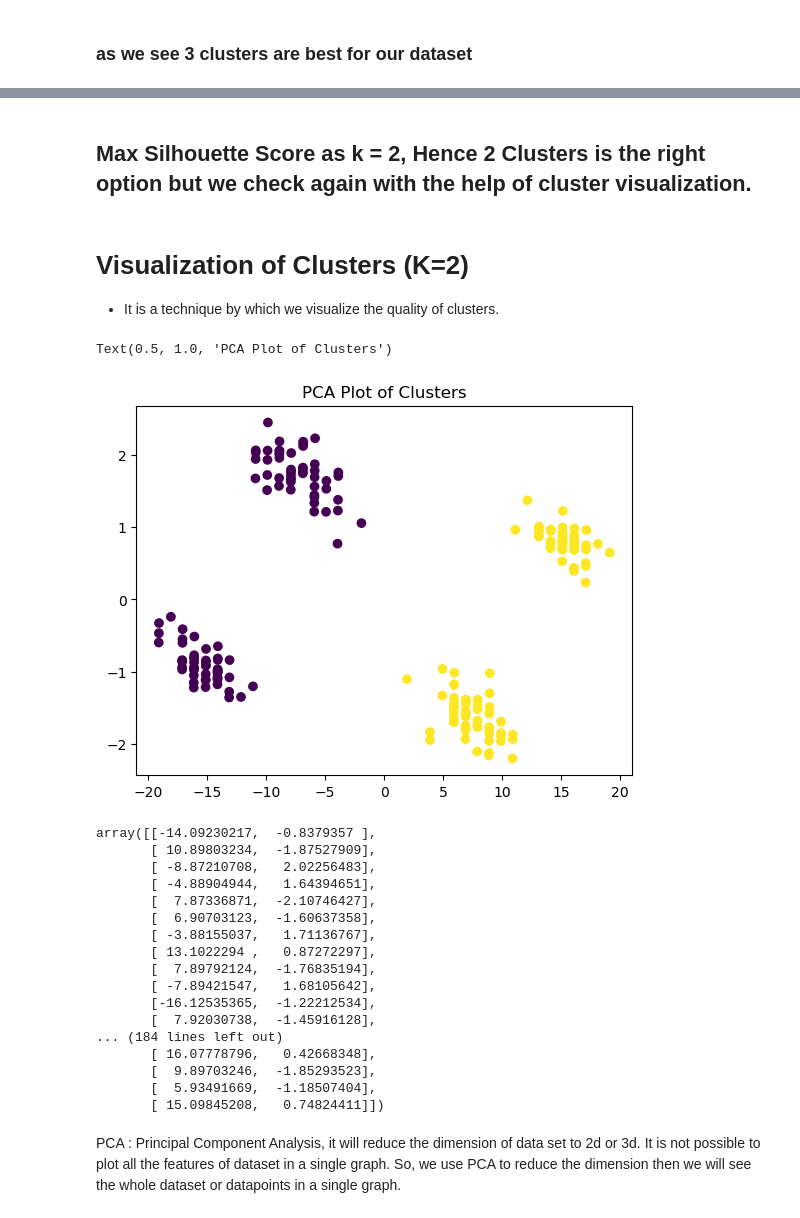
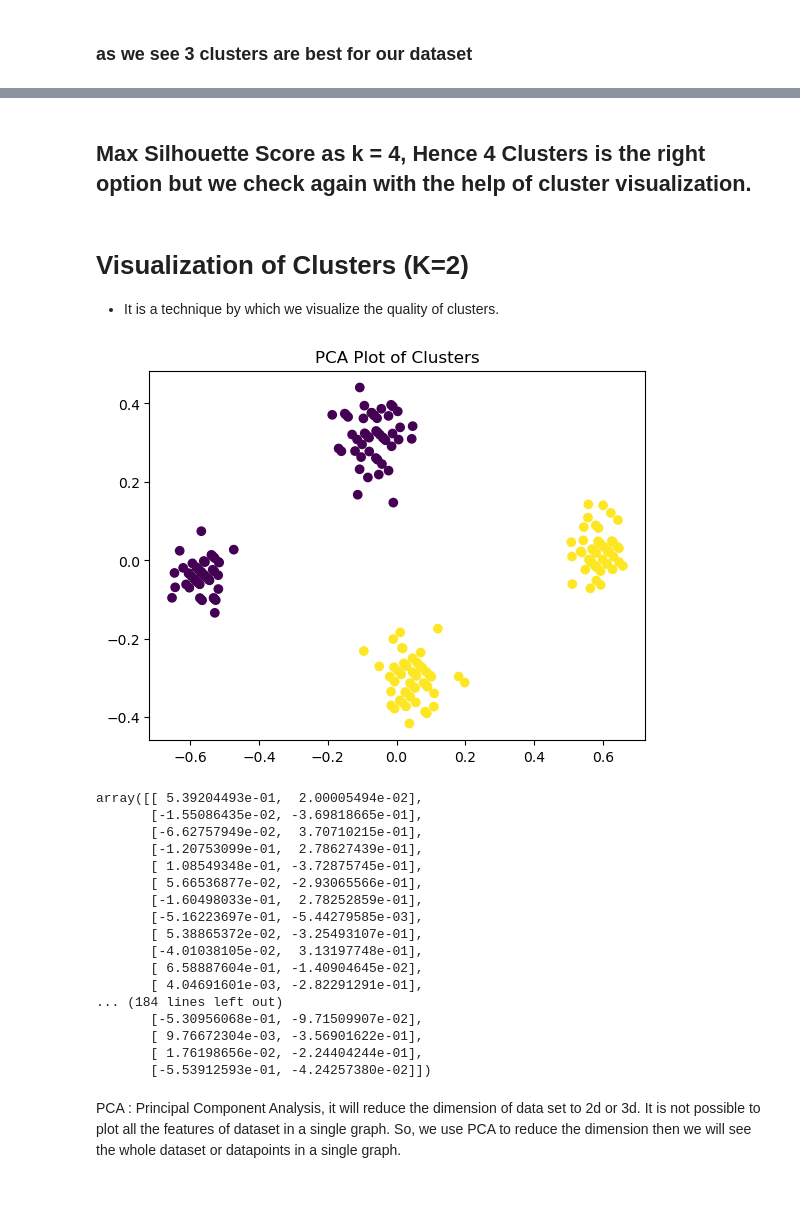
Before and after one commit to Sameer-ansarii/PRACTICE-NOTEBOOKS, a Jupyter notebook: K-Mean and Hierarchical Clustering/K-MEAN AND HIERARCHICAL CLUSTERING.ipynb, the cells around one changed output, grey strips where cells are left out. Drawn from its saved outputs; the diff is of its cells as text; code cells hidden in the pictures.

```diff
--- a/K-Mean and Hierarchical Clustering/K-MEAN AND HIERARCHICAL CLUSTERING.ipynb
+++ b/K-Mean and Hierarchical Clustering/K-MEAN AND HIERARCHICAL CLUSTERING.ipynb
@@ -94,0 +103,10 @@ np.mean(l)
+# %%
+from sklearn.preprocessing import MinMaxScaler
+
+scaler = MinMaxScaler()
+
+scaled_data = scaler.fit_transform(df)
+
+scaled_data = pd.DataFrame(scaled_data)
+
+scaled_data
@@ -98,7 +143,7 @@ np.mean(l)
 from sklearn.cluster import KMeans
 # %%
 kmeans = KMeans(n_clusters=5,max_iter=100)
-kmeans.fit(df)
+kmeans.fit(scaled_data)
 # %% [output]
 KMeans(max_iter=100, n_clusters=5)
 # %%
@@ -127,7 +180,7 @@ wcss = []
 range_n_clusters = [1,2,3,4,5,6,7,8,9]
 for i in range_n_clusters:
     km = KMeans(n_clusters=i)
-    km.fit_predict(df)
+    km.fit_predict(scaled_data)
     wcss.append(km.inertia_)
 
 plt.plot(wcss)
@@ -188,46 +256,45 @@ plt.show()
 # %% [markdown]
-## Max Silhouette Score as k = 2, Hence 2 Clusters is the right option but we check again with the help of cluster visualization.
+## Max Silhouette Score as k = 4, Hence 4 Clusters is the right option but we check again with the help of cluster visualization.
 # %% [markdown]
 # Visualization of Clusters (K=2)
 
 * It is a technique by which we visualize the quality of clusters.
 # %%
 kmeans = KMeans(n_clusters=2,max_iter=100)
-kmeans.fit(df)
+kmeans.fit(scaled_data)
 clusters=kmeans.labels_
 # %%
-from sklearn.decomposition import PCA
-
 # Perform PCA
 pca = PCA(n_components=2)
-df_pca = pca.fit_transform(df)
+df_pca = pca.fit_transform(scaled_data)
 
 # Create a scatter plot of the clusters
-plt.scatter(df_pca[:, 0], df_pca[:, 1], c=clusters)
-plt.title("PCA Plot of Clusters")
+# create a scatter plot of the data points colored by cluster
+plt.scatter(df_pca[:, 0], df_pca[:, 1], c=kmeans.labels_)
+plt.title('PCA Plot of Clusters')
+plt.show()
 # %% [output]
-Text(0.5, 1.0, 'PCA Plot of Clusters')
-[figure, old version]
+[figure, new version]
 # %%
 df_pca
 # %% [output]
-array([[-14.09230217,  -0.8379357 ],
-       [ 10.89803234,  -1.87527909],
-       [ -8.87210708,   2.02256483],
-       [ -4.88904944,   1.64394651],
-       [  7.87336871,  -2.10746427],
-       [  6.90703123,  -1.60637358],
-       [ -3.88155037,   1.71136767],
-       [ 13.1022294 ,   0.87272297],
-       [  7.89792124,  -1.76835194],
-       [ -7.89421547,   1.68105642],
-       [-16.12535365,  -1.22212534],
-       [  7.92030738,  -1.45916128],
+array([[ 5.39204493e-01,  2.00005494e-02],
+       [-1.55086435e-02, -3.69818665e-01],
+       [-6.62757949e-02,  3.70710215e-01],
+       [-1.20753099e-01,  2.78627439e-01],
+       [ 1.08549348e-01, -3.72875745e-01],
+       [ 5.66536877e-02, -2.93065566e-01],
+       [-1.60498033e-01,  2.78252859e-01],
+       [-5.16223697e-01, -5.44279585e-03],
+       [ 5.38865372e-02, -3.25493107e-01],
+       [-4.01038105e-02,  3.13197748e-01],
+       [ 6.58887604e-01, -1.40904645e-02],
+       [ 4.04691601e-03, -2.82291291e-01],
 ... (184 lines left out)
-       [ 16.07778796,   0.42668348],
-       [  9.89703246,  -1.85293523],
-       [  5.93491669,  -1.18507404],
-       [ 15.09845208,   0.74824411]])
+       [-5.30956068e-01, -9.71509907e-02],
+       [ 9.76672304e-03, -3.56901622e-01],
+       [ 1.76198656e-02, -2.24404244e-01],
+       [-5.53912593e-01, -4.24257380e-02]])
 # %% [markdown]
 PCA : Principal Component Analysis, it will reduce the dimension of data set to 2d or 3d. It is not possible to plot all the features of dataset in a single graph. So, we use PCA to reduce the dimension then we will see the whole dataset or datapoints in a single graph.
 # %% [markdown]
```
Also changed, not shown: parts of 35 cells of this notebook.
